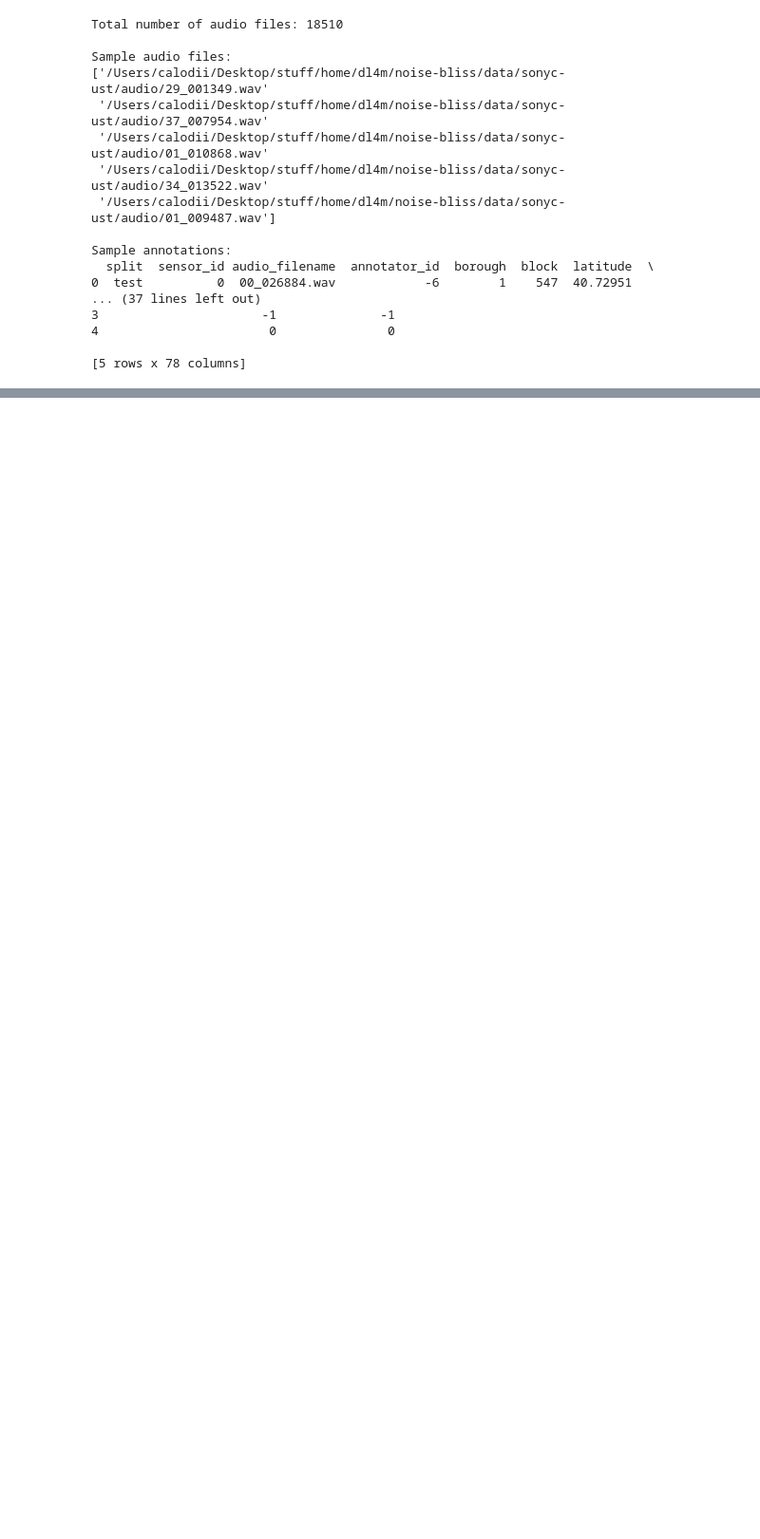
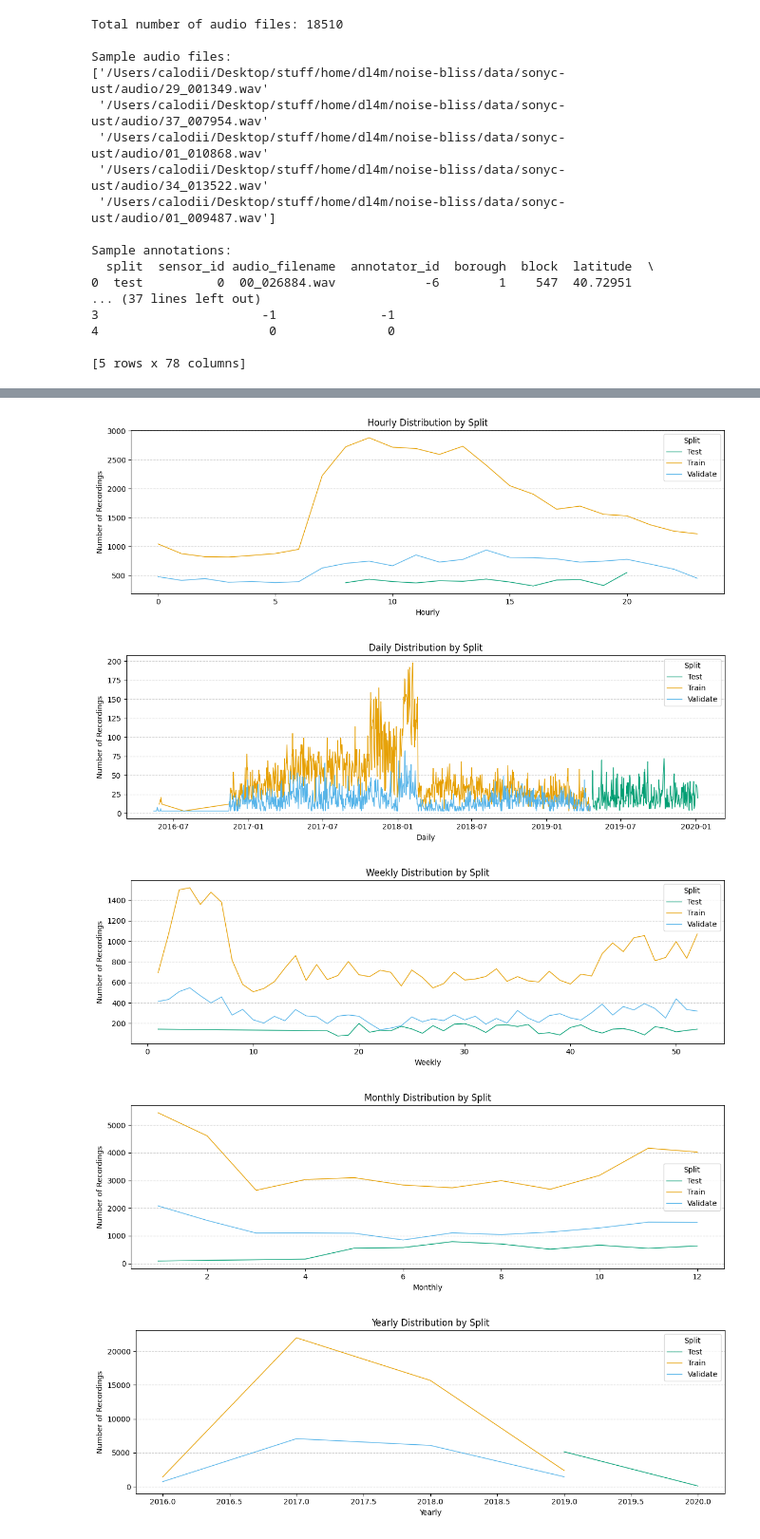
Before and after one commit to calanuzao/noise-bliss, a Jupyter notebook: main.ipynb, the cells around one changed output, grey strips where cells are left out. Shown at 95% size. Drawn from its saved outputs; the diff is of its cells as text; code cells hidden in the pictures; blank space fills up the shorter version.

```diff
--- a/main.ipynb
+++ b/main.ipynb
@@ -55,0 +110,9 @@ Sample annotations:
+# %%
+# plotting temporal data by split
+u.plot_distributions_by_split(annotations_df)
+# %% [output]
+[figure, added]
+[figure, added]
+[figure, added]
+[figure, added]
+[figure, added]
```
Also changed, not shown: parts of 9 cells of this notebook, 4 other files.
